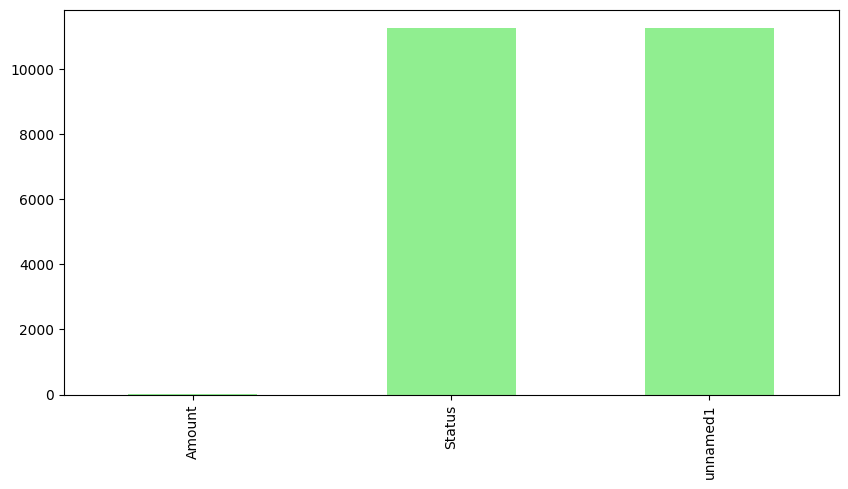
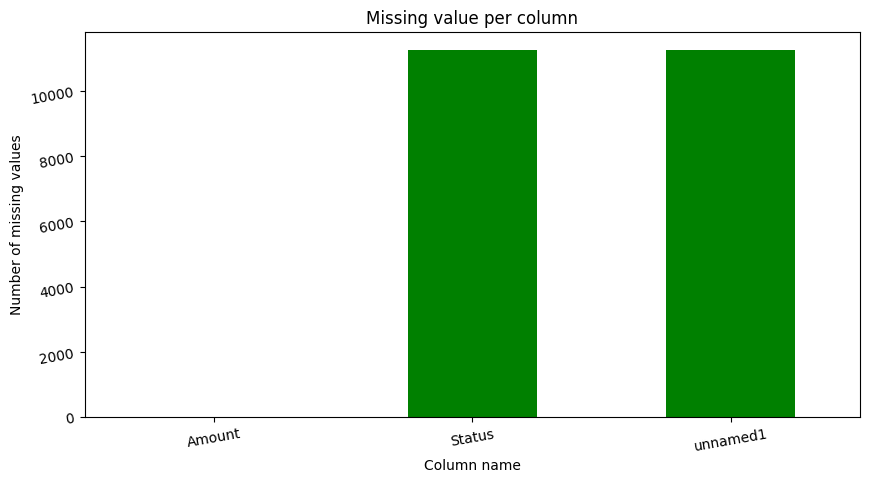
Code edit (unified diff) that turned the first committed figure into the second:
--- before
+++ after
@@ -1,7 +1,11 @@
 plt.figure(figsize=(10,5))
-null_counts.plot(kind='bar',color='lightgreen')
+null_counts.plot(kind='bar',color='green')
 
-plt.xlabel('Column name')
-plt.ylabel('Number of missing values')
+plt.title('Missing value per column') # title
+plt.xlabel('Column name') # X axis name
+plt.ylabel('Number of missing values') # Y axis name
 
-plt.title('Missing value per column')
+plt.xticks(rotation = 10)
+plt.yticks(rotation = 10)
+
+plt.show() # show final graph 

Commit: U